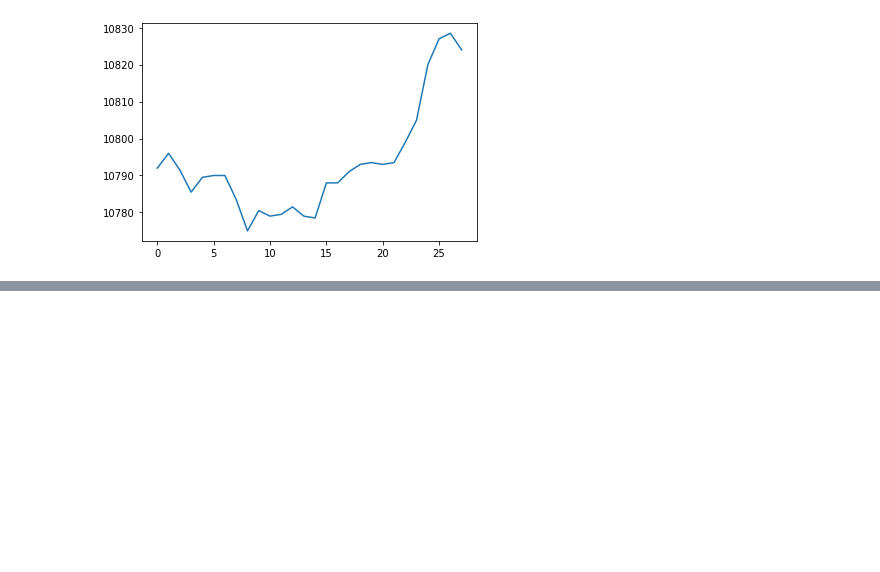
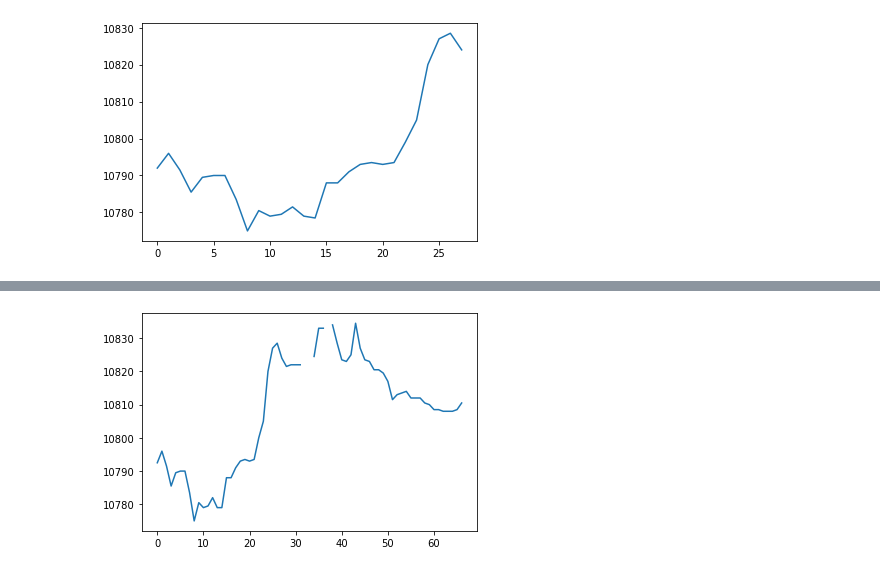
Before and after one commit to yasstake/ftxmmf, a Jupyter notebook: notebook/board_merge.ipynb, the cells around one changed output, grey strips where cells are left out. Cells and saved outputs as stored; diff of their text form; code cells hidden in the pictures; blank space fills up the shorter version.

```diff
--- a/notebook/board_merge.ipynb
+++ b/notebook/board_merge.ipynb
@@ -33,7 +33,8 @@ plt.show()
 # %% [output]
 [figure]
 # %%
-new_history = load_file(root_path + files[1])
-print(new_history.start_time)
-print(new_history.end_time)
+history.load(root_path + files[1])
+
+print(history.start_time)
+print(history.end_time)
 # %% [output]
@@ -57,0 +66,5 @@ plt.show()
+# %%
+history.load(root_path + files[2])
+
+print(history.start_time)
+print(history.end_time)
@@ -57,0 +74,7 @@ plt.show()
+# %%
+history.setup_dollar_bar()
+
+plt.plot(history.dollar_bar['close'])
+plt.show()
+# %% [output]
+[figure, added]
```
Also changed, not shown: parts of 6 cells of this notebook, 1 other file.
